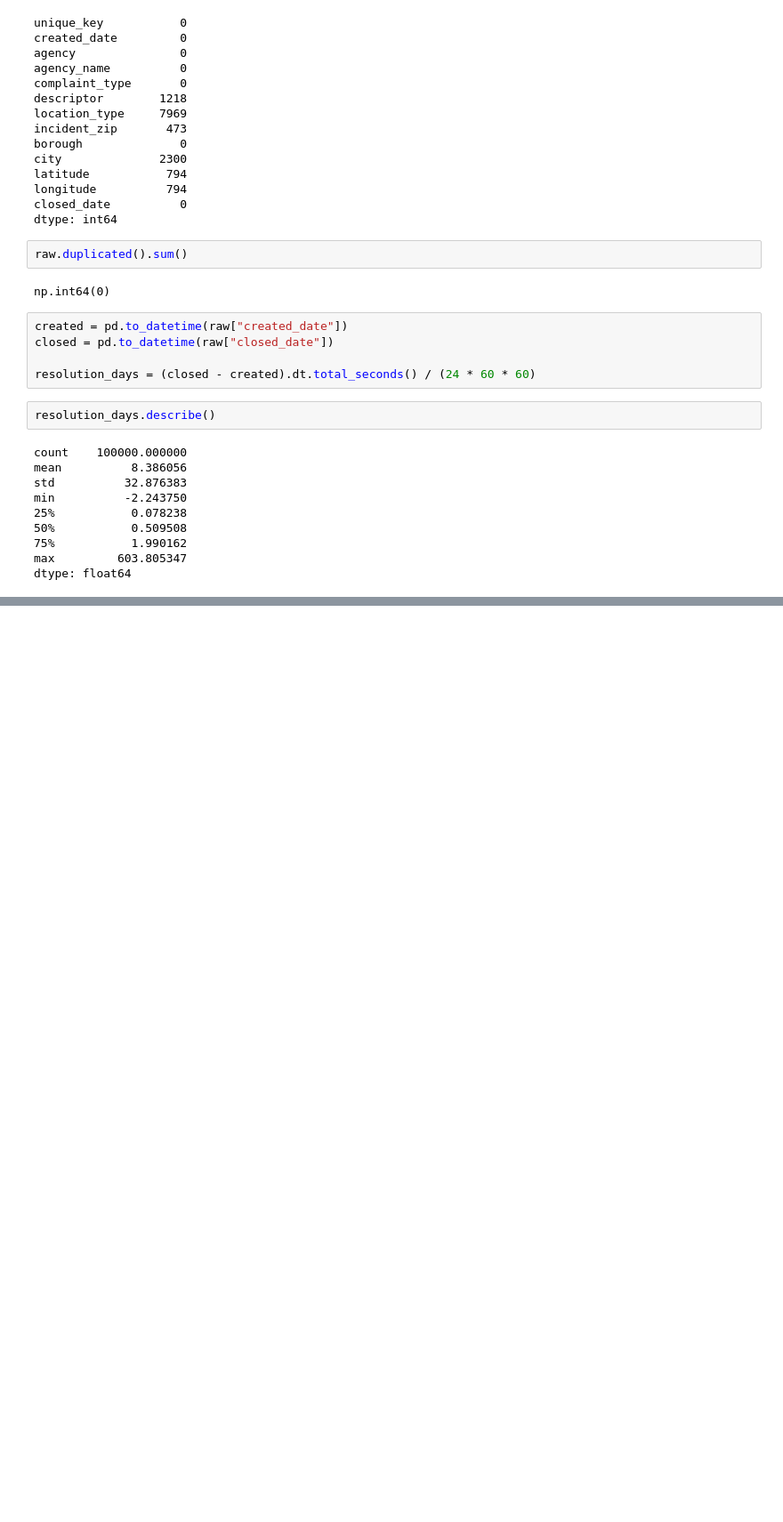
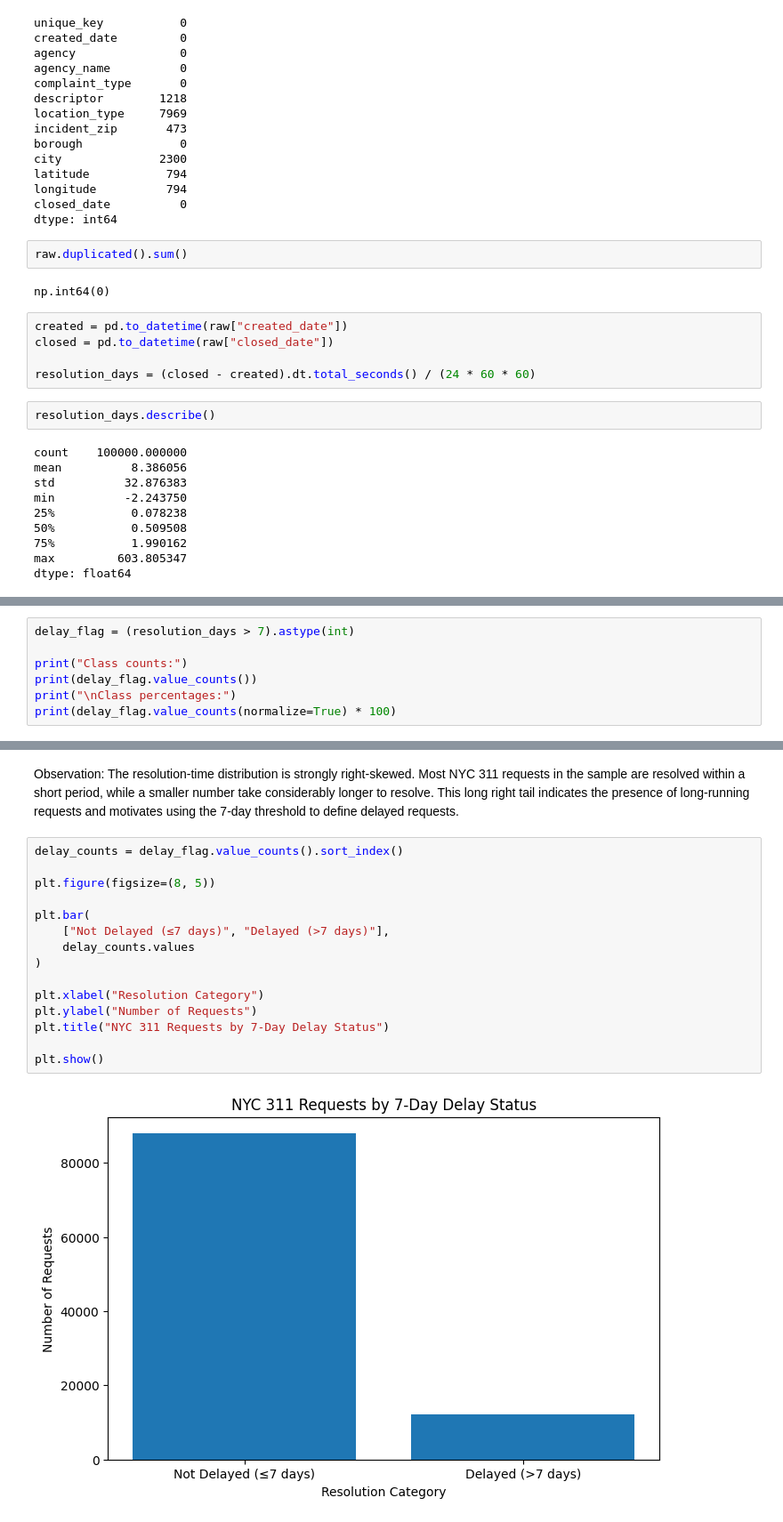
Before and after one commit to mahimjohn/NYC311-Triage, a Jupyter notebook: notebooks/01_data_understanding.ipynb, the cells around one changed output, grey strips where cells are left out. Shown at 89% size. Saved outputs shown, nothing was run; the diff lists cells and outputs as text; blank space fills up the shorter version.

```diff
--- a/notebooks/01_data_understanding.ipynb
+++ b/notebooks/01_data_understanding.ipynb
@@ -91,0 +116,7 @@ dtype: float64
+# %%
+delay_flag = (resolution_days > 7).astype(int)
+
+print("Class counts:")
+print(delay_flag.value_counts())
+print("\nClass percentages:")
+print(delay_flag.value_counts(normalize=True) * 100)
@@ -91,0 +148,22 @@ dtype: float64
+# %% [markdown]
+Observation: The resolution-time distribution is strongly right-skewed. Most NYC 311 requests in the
+sample are resolved within a short period, while a smaller number take considerably longer to resolve.
+This long right tail indicates the presence of long-running requests and motivates using the 7-day
+threshold to define delayed requests.
+# %%
+delay_counts = delay_flag.value_counts().sort_index()
+
+plt.figure(figsize=(8, 5))
+
+plt.bar(
+    ["Not Delayed (≤7 days)", "Delayed (>7 days)"],
+    delay_counts.values
+)
+
+plt.xlabel("Resolution Category")
+plt.ylabel("Number of Requests")
+plt.title("NYC 311 Requests by 7-Day Delay Status")
+
+plt.show()
+# %% [output]
+[figure, added]
```
Also changed, not shown: parts of 27 cells of this notebook, 1 other file.
